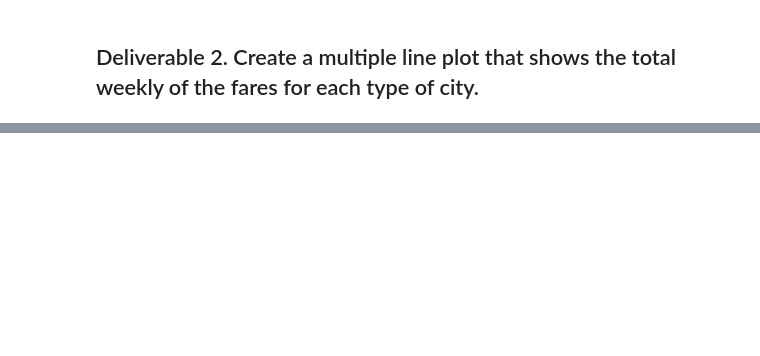
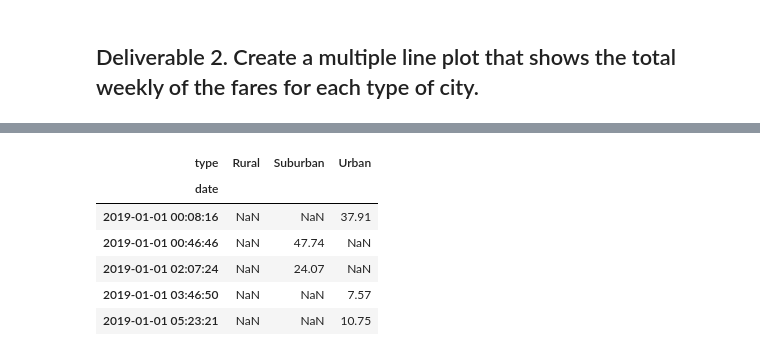
Before and after one commit to sbull32/PyBer_Analysis, a Jupyter notebook: PyBer_Challenge.ipynb, the cells around one changed output, grey strips where cells are left out. Saved outputs shown, nothing was run; the diff lists cells and outputs as text; code cells hidden in the pictures; blank space fills up the shorter version.

```diff
--- a/PyBer_Challenge.ipynb
+++ b/PyBer_Challenge.ipynb
@@ -142,2 +84,0 @@ urban_avg_per_driver_fare, suburban_avg_per_driver_fare, rural_avg_per_driver_fa
-# %%
-pyber_data_df.set_index(["type"])
@@ -192,3 +127,4 @@ TypeError: unsupported format string passed to Series.__format__
 # %%
-# 2. Using groupby() to create a new DataFrame showing the sum of the fares
-#  for each date where the indices are the city type and date.
+# 2. Using groupby() to create a new DataFrame showing the sum of the fares for each date where the indices are the city type and date.
+fares_by_date_df = pyber_data_df.groupby(["date","type"]).sum()[["fare"]]
+fares_by_date_df.head()
@@ -195,8 +139,17 @@ TypeError: unsupported format string passed to Series.__format__
 # %%
 # 3. Reset the index on the DataFrame you created in #1. This is needed to use the 'pivot()' function.
-# df = df.reset_index()
+fares_by_date_df = fares_by_date_df.reset_index()
 # %%
-# 4. Create a pivot table with the 'date' as the index, the columns ='type', and values='fare'
-# to get the total fares for each type of city by the date.
+# 4. Create a pivot table with the 'date' as the index, the columns ='type', and values='fare' to get the total fares for each type of city by the date.
+fares_by_date_pivot = fares_by_date_df.pivot(index='date', columns='type', values='fare')
+fares_by_date_pivot.head()
+# %% [output]
+| type | Rural | Suburban | Urban |
+| date |  |  |  |
+| 2019-01-01 00:08:16 | NaN | NaN | 37.91 |
+| 2019-01-01 00:46:46 | NaN | 47.74 | NaN |
+| 2019-01-01 02:07:24 | NaN | 24.07 | NaN |
+| 2019-01-01 03:46:50 | NaN | NaN | 7.57 |
+| 2019-01-01 05:23:21 | NaN | NaN | 10.75 |
 # %%
 # 5. Create a new DataFrame from the pivot table DataFrame using loc on the given dates, '2019-01-01':'2019-04-29'.
```
Also changed, not shown: parts of 22 cells of this notebook, 7 other files.
